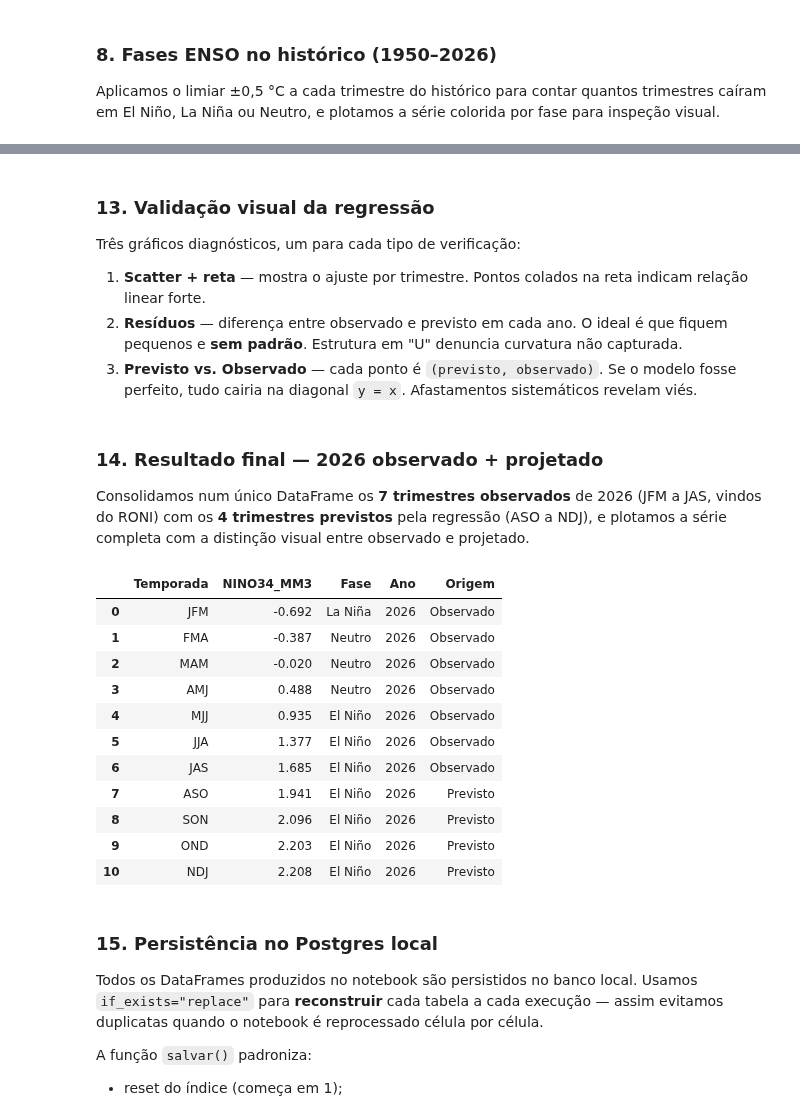
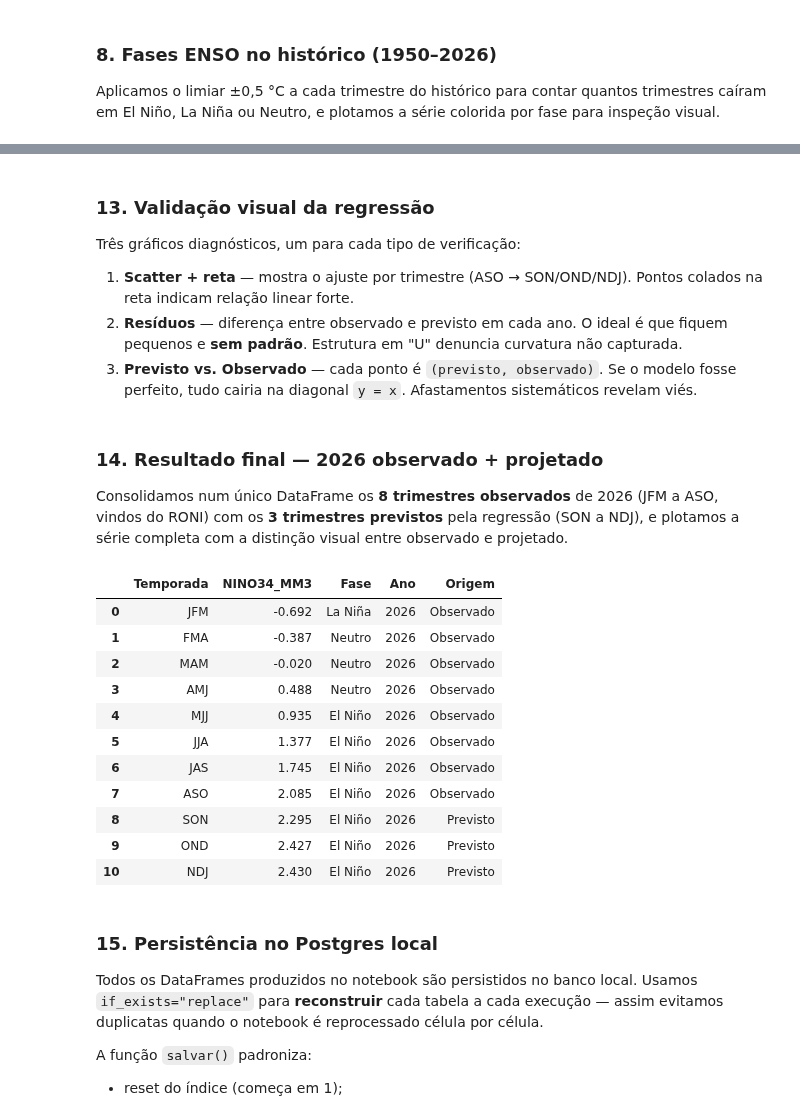
Before and after one commit to anselmojsantos/projeto-climaSP, a Jupyter notebook: Notebookes/nooa.ipynb, the cells around one changed output, grey strips where cells are left out. Saved outputs shown, nothing was run; the diff lists cells and outputs as text; code cells hidden in the pictures.

Commit message:
Desenvolvendo Projeção Cemaden

```diff
--- a/Notebookes/nooa.ipynb
+++ b/Notebookes/nooa.ipynb
@@ -426,9 +490,9 @@ Name: count, dtype: int64
 from scipy.stats import pearsonr
 from statsmodels.stats.multitest import multipletests
 
-ordem_seas = ["JFM", "FMA", "MAM", "AMJ", "MJJ", "JJA", "JAS"]
+ordem_seas = df_alvo_2026["Temporada"].astype(str).tolist()
 
-# 1) Alvo
+# 1)
 y_2026 = (
     df_alvo_2026
       .set_index("Temporada")
@@ -591,9 +644,10 @@ Esses são os análogos que alimentarão a regressão.
 # ============================================================
 LIMIAR_CORR  = 0.900
 LIMIAR_RMSE  = 0.750
-LIMIAR_TRIM  = 4
+LIMIAR_TRIM  = 5
 LIMIAR_AMPL  = 0.60
-MM_JAS       = 0.79
+LIMIAR_ASO   = 0.79
+ultima_seas = ordem_seas[-1]
 
 df_analogos = (
     df_rank[
@@ -601,14 +655,14 @@ df_analogos = (
         (df_rank["RMSE"]             <= LIMIAR_RMSE) &
         (df_rank["trim_divergente"]  <= LIMIAR_TRIM) &
         (df_rank["Amplitude"]        >= LIMIAR_AMPL) &
-        (df_rank["JAS"]              >= MM_JAS)
+        (df_rank[ultima_seas]        >= LIMIAR_ASO)
     ]
     .sort_values("RMSE")
     .reset_index(drop=True)
 )
 
 print(f"Análogos selecionados: {len(df_analogos)}")
-print(df_analogos[["Ano", "RMSE", "Correlacao", "Amplitude", "trim_divergente","JAS"]].to_string(index=False))
+print(df_analogos[["Ano", "RMSE", "Correlacao", "Amplitude", "trim_divergente", ultima_seas]].to_string(index=False))
 
 # ============================================================
 # 10.1 Plot: análogos + média + 2026
@@ -656,7 +710,7 @@ fig.add_hline(y=-0.5, line_dash="dot", line_color="#1f77b4", opacity=0.5)
 fig.add_hline(y= 0,   line_dash="dot", line_color="#7f7f7f", opacity=0.3)
 
 fig.update_layout(
-    title=f"Análogos históricos de 2026 (r ≥ {LIMIAR_CORR}) — JFM a JAS",
+    title=f"Análogos históricos de 2026 (r ≥ {LIMIAR_CORR}) — JFM a ASO",
     xaxis_title="Temporada",
     yaxis_title="NINO34_MM3 (°C)",
     template="plotly_white",
@@ -694,22 +749,22 @@ usando os anos análogos como conjunto de treino e o JAS de 2026
 anos_analogos = df_analogos["Ano"].tolist()
 print(f"Análogos usados: {anos_analogos}")
 
-seas_futuro = ["ASO", "SON", "OND", "NDJ"]
+seas_futuro = ["SON", "OND", "NDJ"]
 
 # --- Matrizes de treino ---
 X_train = []
 Y_train = []
 for ano in anos_analogos:
     hist = df_roni_hist[df_roni_hist["YR"] == ano].set_index("SEAS")
-    X_train.append(hist.loc["JAS", "ANOM"])
+    X_train.append(hist.loc["ASO", "ANOM"])
     Y_train.append([hist.loc[s, "ANOM"] for s in seas_futuro])
 
 X_train = np.array(X_train)          # shape (n_análogos,)
-Y_train = np.array(Y_train)          # shape (n_análogos, 4)
+Y_train = np.array(Y_train)          # shape (n_análogos, 3)
 
 # --- Valor-alvo ---
-x_alvo = y_2026[-1]                   # JAS de 2026 = +1.685
-print(f"\nJAS de 2026 = {x_alvo:+.3f}")
+x_alvo = y_2026[-1]                   # ASO de 2026
+print(f"\nASO de 2026 = {x_alvo:+.3f}")
 
 # --- Ajuste por trimestre ---
 previsoes = []
@@ -731,6 +786,6 @@ df_previsao["Fase"] = np.where(
     np.where(df_previsao["Previsão"] <= -0.5, "La Niña", "Neutro")
 )
 
-print("\n===== PROJEÇÃO DE 2026 (ASO–NDJ) =====")
+print("\n===== PROJEÇÃO DE 2026 (SON–NDJ) =====")
 print(df_previsao.to_string(index=False))
 # %% [output]
@@ -809,8 +861,8 @@ Temporada     a     b    R2  RMSE_ajuste  RMSE_LOO  gap_LOO
 
 Três gráficos diagnósticos, um para cada tipo de verificação:
 
-1. **Scatter + reta** — mostra o ajuste por trimestre. Pontos colados na
-   reta indicam relação linear forte.
+1. **Scatter + reta** — mostra o ajuste por trimestre (ASO → SON/OND/NDJ).
+   Pontos colados na reta indicam relação linear forte.
 2. **Resíduos** — diferença entre observado e previsto em cada ano. O
    ideal é que fiquem pequenos e **sem padrão**. Estrutura em "U"
    denuncia curvatura não capturada.
@@ -950,13 +998,13 @@ fig.show()
 # %% [markdown]
 <h3> 14. Resultado final — 2026 observado + projetado</h3>
 
-Consolidamos num único DataFrame os **7 trimestres observados** de 2026
-(JFM a JAS, vindos do RONI) com os **4 trimestres previstos** pela
-regressão (ASO a NDJ), e plotamos a série completa com a distinção
+Consolidamos num único DataFrame os **8 trimestres observados** de 2026
+(JFM a ASO, vindos do RONI) com os **3 trimestres previstos** pela
+regressão (SON a NDJ), e plotamos a série completa com a distinção
 visual entre observado e projetado.
 # %%
 # ============================================================
-# 14.1 Gráfico: 2026 observado + projeção ASO–NDJ
+# 14.1 Gráfico: 2026 observado + projeção SON–NDJ
 # ============================================================
 fig = go.Figure()
 
@@ -988,7 +1036,7 @@ fig.add_hline(y=-0.5, line_dash="dash", annotation_text="-0,5 °C")
 fig.add_hline(y= 0,   line_dash="dot")
 
 fig.update_layout(
-    title="RONI/3.4 — 2026 observado + projeção ASO–NDJ",
+    title="RONI/3.4 — 2026 observado + projeção SON–NDJ",
     legend_title="Série",
     xaxis_title="Temporada",
     yaxis_title="RONI/3.4 (°C)",
@@ -1001,43 +1049,43 @@ fig.show()
 # ============================================================
 # 14.2 DataFrame consolidado 2026 (observado + previsto)
 # ============================================================
-temporadas_2026 = ["JFM","FMA","MAM","AMJ","MJJ","JJA","JAS",
-                   "ASO","SON","OND","NDJ"]
+temporadas_2026 = ["JFM","FMA","MAM","AMJ","MJJ","JJA","JAS","ASO",
+                   "SON","OND","NDJ"]
 
-# --- observado (JFM..JAS) ---
+# --- observado (JFM..ASO) ---
 df_obs = df_alvo_2026[["Temporada", "NINO34_MM3", "Fase"]].copy()
 df_obs["Ano"]    = 2026
 df_obs["Origem"] = "Observado"
 
-# --- previsto (ASO..NDJ) ---
+# --- previsto (SON..NDJ) ---
 df_prev = df_previsao.rename(columns={"Previsão": "NINO34_MM3"}).copy()
 df_prev["Ano"]    = 2026
 df_prev["Origem"] = "Previsto"
 
 # --- concatenação ---
 df_2026 = pd.concat([df_obs, df_prev], ignore_index=True)
 df_2026["NINO34_MM3"] = df_2026["NINO34_MM3"].round(3)
 df_2026["Temporada"]  = pd.Categorical(
     df_2026["Temporada"],
     categories=temporadas_2026,
     ordered=True,
 )
 df_2026 = df_2026.sort_values("Temporada").reset_index(drop=True)
 
 df_2026
 # %% [output]
 |  | Temporada | NINO34_MM3 | Fase | Ano | Origem |
 | 0 | JFM | -0.692 | La Niña | 2026 | Observado |
 | 1 | FMA | -0.387 | Neutro | 2026 | Observado |
 | 2 | MAM | -0.020 | Neutro | 2026 | Observado |
 | 3 | AMJ | 0.488 | Neutro | 2026 | Observado |
 | 4 | MJJ | 0.935 | El Niño | 2026 | Observado |
 | 5 | JJA | 1.377 | El Niño | 2026 | Observado |
-| 6 | JAS | 1.685 | El Niño | 2026 | Observado |
-| 7 | ASO | 1.941 | El Niño | 2026 | Previsto |
-| 8 | SON | 2.096 | El Niño | 2026 | Previsto |
-| 9 | OND | 2.203 | El Niño | 2026 | Previsto |
-| 10 | NDJ | 2.208 | El Niño | 2026 | Previsto |
+| 6 | JAS | 1.745 | El Niño | 2026 | Observado |
+| 7 | ASO | 2.085 | El Niño | 2026 | Observado |
+| 8 | SON | 2.295 | El Niño | 2026 | Previsto |
+| 9 | OND | 2.427 | El Niño | 2026 | Previsto |
+| 10 | NDJ | 2.430 | El Niño | 2026 | Previsto |
 # %% [markdown]
 <h3> 15. Persistência no Postgres local </h3>
 
```
Also changed, not shown: parts of 25 cells of this notebook, 30 other files.
